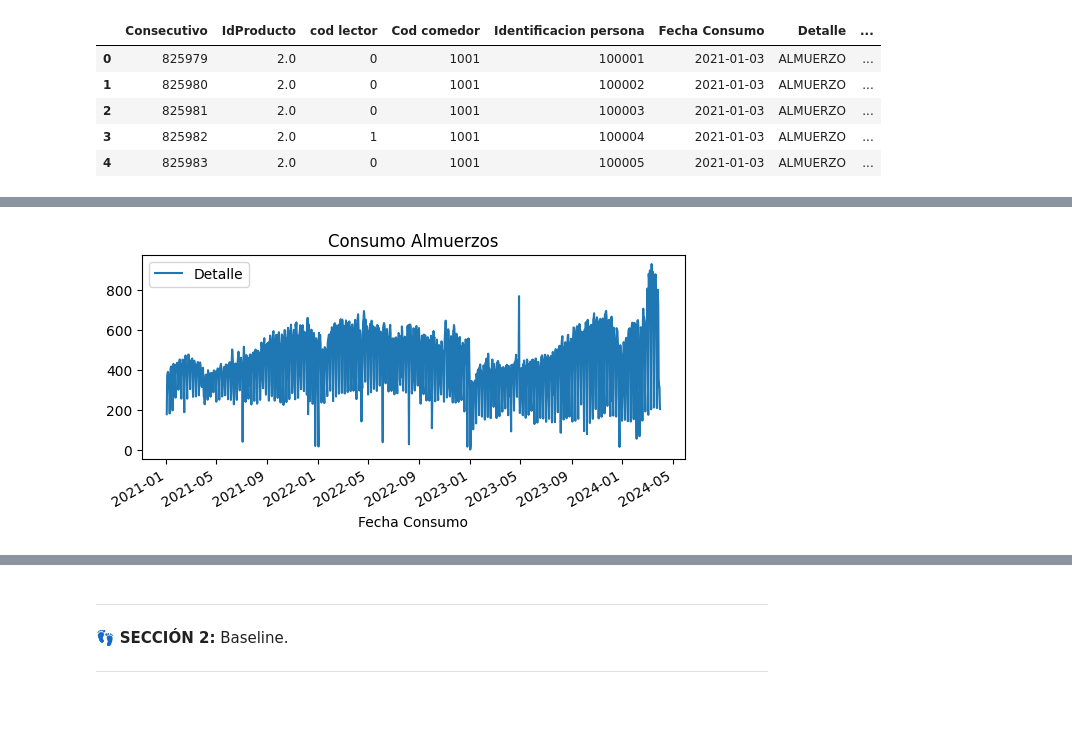
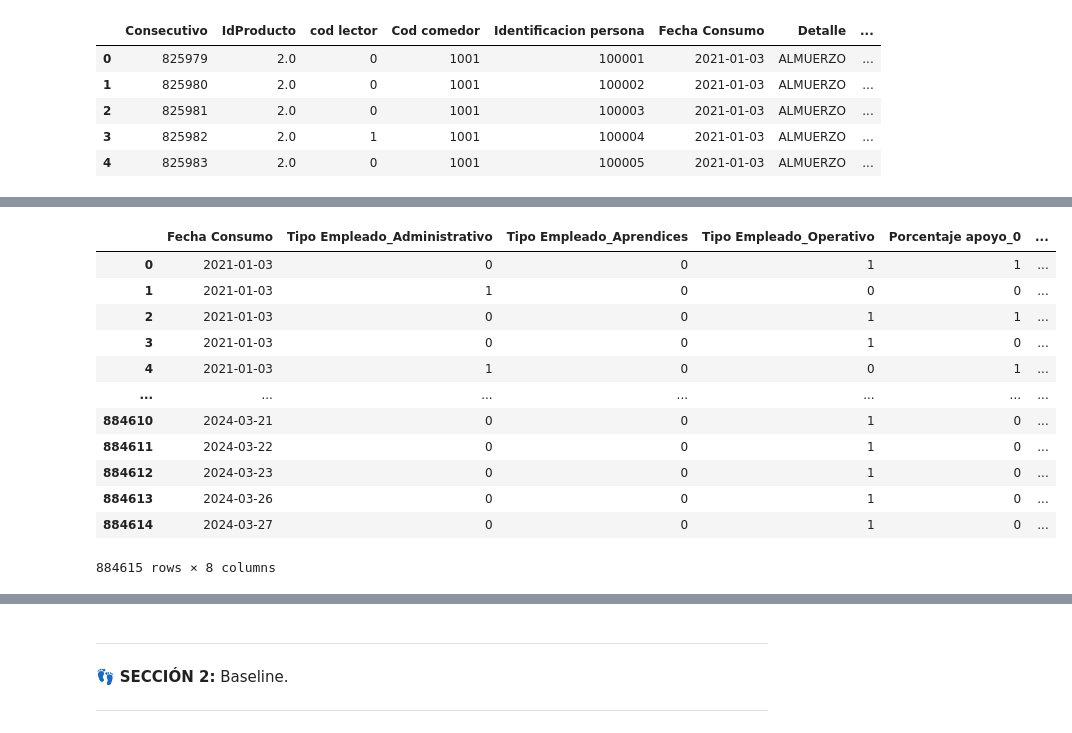
Before and after one commit to A01793509/Equipo_44, a Jupyter notebook: Avance4_44.ipynb, the cells around one changed output, grey strips where cells are left out. Saved outputs shown, nothing was run; the diff lists cells and outputs as text; code cells hidden in the pictures; blank space fills up the shorter version.

```diff
--- a/Avance4_44.ipynb
+++ b/Avance4_44.ipynb
@@ -141,11 +138,0 @@ dfCasinoAlmuerzosCodificado.head(5)
-# %%
-#Ajustamos la fecha tipo datetime como preparación para realizar el agrupamiento de los datos
-dfCasinoAlmuerzosCodificado['Fecha Consumo'] = pd.to_datetime(dfCasinoAlmuerzosCodificado['Fecha Consumo'])
-
-#Calculamos la cantidad de almuerzos por fecha y las otras columnas categóricas del dataframe
-dfCantidad_Almuerzos = dfCasinoAlmuerzosCodificado.groupby(['Fecha Consumo'] + list(dfCasinoAlmuerzosCodificado.columns.difference(['Fecha Consumo', 'Detalle']))).size().reset_index(name='Cantidad_Almuerzos')
-
-#Fusionamos el dataframe que venimos trabajando con el dataframe de la cantidad de almuerzos, eliminando posibles registros duplicados
-dfCasinoAlmuerzosAgrupado = pd.merge(dfCasinoAlmuerzosCodificado, dfCantidad_Almuerzos.drop_duplicates(), on=['Fecha Consumo'] + list(dfCasinoAlmuerzosCodificado.columns.difference(['Fecha Consumo', 'Detalle'])), how='left')
-
-dfCasinoAlmuerzosAgrupado
@@ -166,11 +139,16 @@ dfCasinoAlmuerzosAgrupado
-# %%
-#visualización de la serie vs total de almuerzos
-grouped = dfCasinoAlmuerzosCodificado.groupby('Fecha Consumo').agg({ 'Detalle': 'count'})
-
-fig, ax=plt.subplots(figsize=(7, 3))
-grouped.plot(ax=ax, label='Detalle')
-
-ax.set_title('Consumo Almuerzos')
-ax.legend();
-# %% [output]
-[figure, removed]
+# %%
+dfCasinoAlmuerzosCodificado
+# %% [output]
+|  | Fecha Consumo | Tipo Empleado_Administrativo | Tipo Empleado_Aprendices | Tipo Empleado_Operativo | Porcentaje apoyo_0 | ... |
+| 0 | 2021-01-03 | 0 | 0 | 1 | 1 | ... |
+| 1 | 2021-01-03 | 1 | 0 | 0 | 0 | ... |
+| 2 | 2021-01-03 | 0 | 0 | 1 | 1 | ... |
+| 3 | 2021-01-03 | 0 | 0 | 1 | 0 | ... |
+| 4 | 2021-01-03 | 1 | 0 | 0 | 1 | ... |
+| ... | ... | ... | ... | ... | ... | ... |
+| 884610 | 2024-03-21 | 0 | 0 | 1 | 0 | ... |
+| 884611 | 2024-03-22 | 0 | 0 | 1 | 0 | ... |
+| 884612 | 2024-03-23 | 0 | 0 | 1 | 0 | ... |
+| 884613 | 2024-03-26 | 0 | 0 | 1 | 0 | ... |
+| 884614 | 2024-03-27 | 0 | 0 | 1 | 0 | ... |
+884615 rows × 8 columns
```
Also changed, not shown: parts of 27 cells of this notebook.
